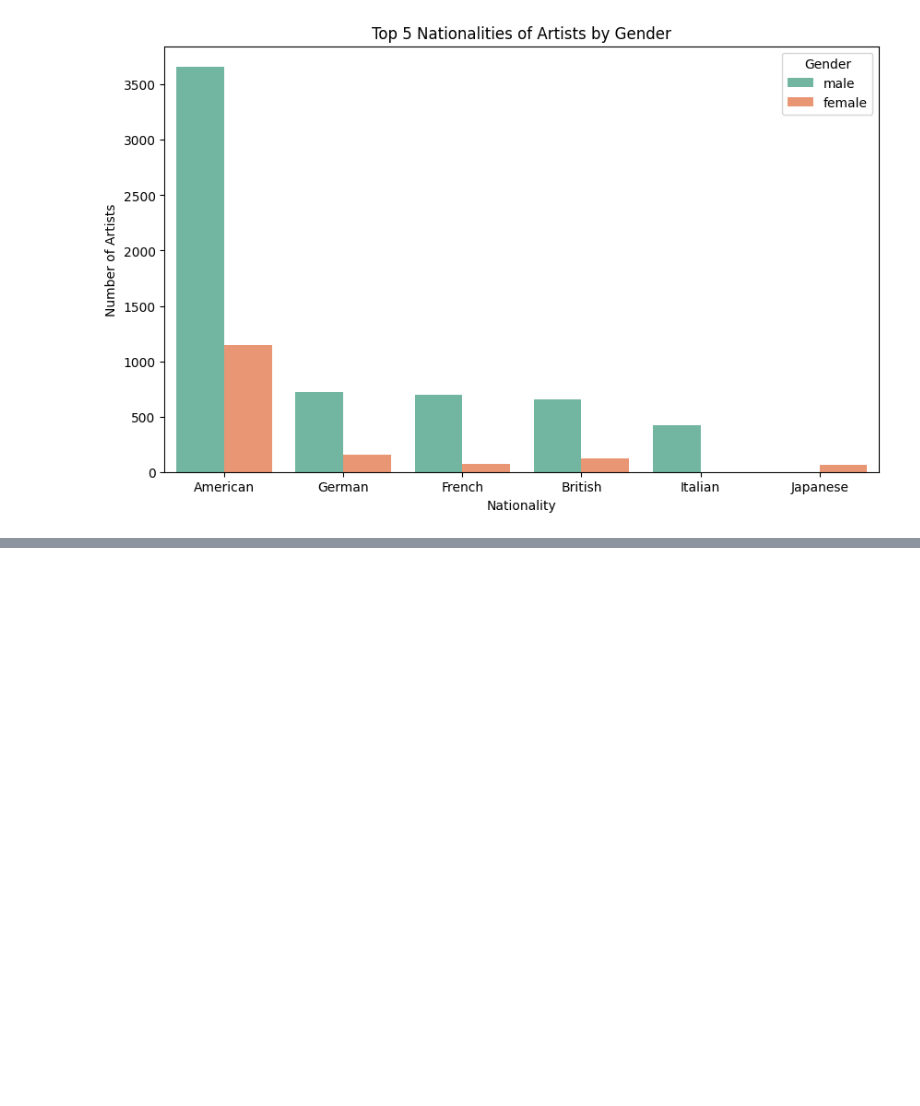
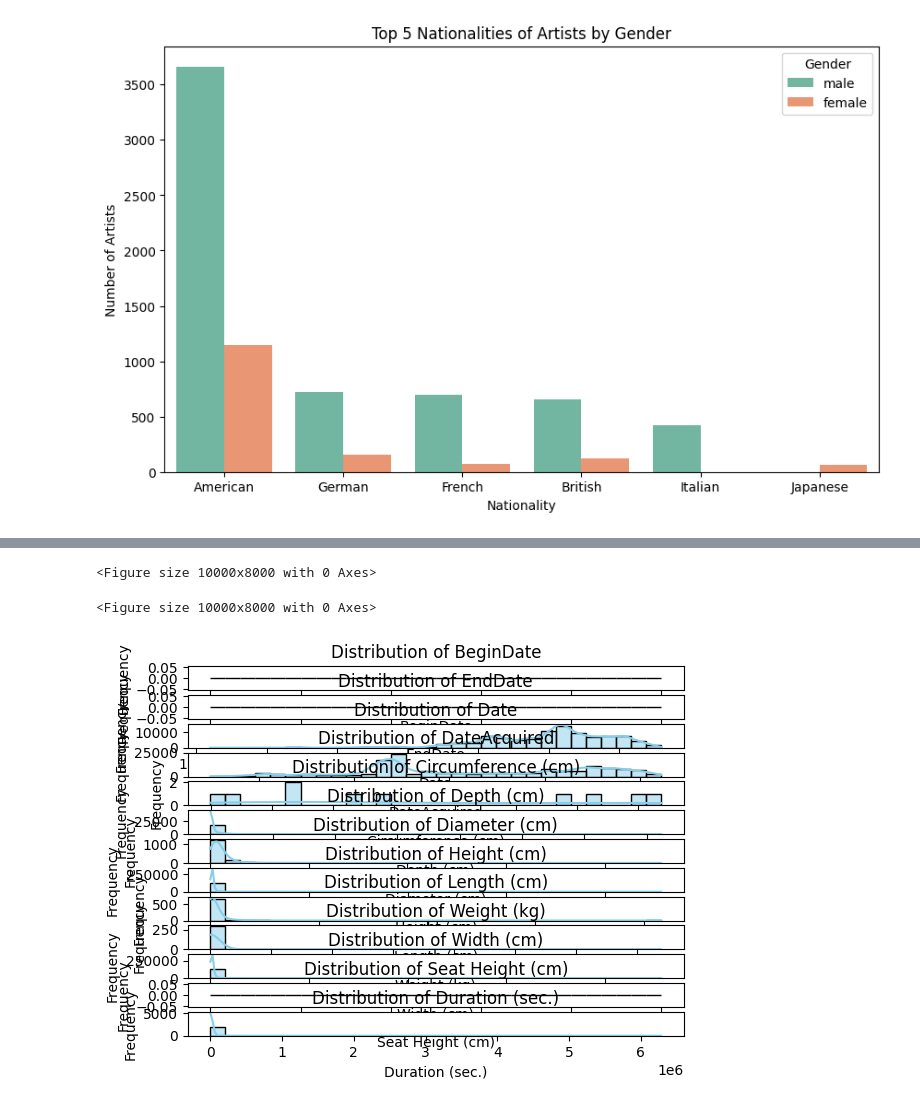
Before and after one commit to jcomita/ML-Assignment-1, a Jupyter notebook: Comita_MOMA_DataVis.ipynb, the cells around one changed output, grey strips where cells are left out. Cells and saved outputs as stored; diff of their text form; code cells hidden in the pictures; blank space fills up the shorter version.

```diff
--- a/Comita_MOMA_DataVis.ipynb
+++ b/Comita_MOMA_DataVis.ipynb
@@ -215,3 +275,6 @@ plt.ylabel('Number of Artists')
 plt.show()
 # %% [output]
 [figure]
+# %%
+#Load in Artworks database
+df_moma_artworks = pd.read_csv('https://media.githubusercontent.com/media/MuseumofModernArt/collection/refs/heads/main/Artworks.csv')
@@ -217,0 +322,15 @@ plt.show()
+# %%
+#Make sure all dates are in the correct format across data set
+if 'BeginDate' in df_moma_artworks.columns:
+  df_moma_artworks['BeginDate'] = pd.to_datetime(df_moma_artworks['BeginDate'],
+                                                errors='coerce')
+if 'EndDate' in df_moma_artworks.columns:
+  df_moma_artworks['EndDate'] = pd.to_datetime(df_moma_artworks ['EndDate'],
+  errors='coerce')
+if 'Date' in df_moma_artworks.columns:
+  df_moma_artworks['Date'] = pd.to_datetime(df_moma_artworks ['Date'],
+  errors='coerce')
+if 'DateAcquired' in df_moma_artworks.columns:
+  df_moma_artworks['DateAcquired'] = pd.to_datetime(df_moma_artworks ['DateAcquired'],
+  errors='coerce')
+  print("\nData Types After Conversion:\n", df_moma_artworks.dtypes)
@@ -217,0 +355,20 @@ plt.show()
+# %%
+#Examine all numeric columns
+numeric_columns = df_moma_artworks.select_dtypes(include=['datetime64', 'float64'
+  ]).columns
+# %%
+#Plot each numeric column as histogram with kernal density estimate
+plt.figure(figsize=(100, 80))
+# %% [output]
+<Figure size 10000x8000 with 0 Axes>
+<Figure size 10000x8000 with 0 Axes>
+# %%
+for i, column in enumerate(numeric_columns, 1):
+  plt.subplot(len(numeric_columns), 1, i)
+  sns.histplot(df_moma_artworks[column], kde=True, color='skyblue', bins=30)
+  plt.title(f'Distribution of {column}')
+  plt.xlabel(column)
+  plt.ylabel('Frequency')
+  plt.show
+# %% [output]
+[figure, added]
```
Also changed, not shown: parts of 13 cells of this notebook.
